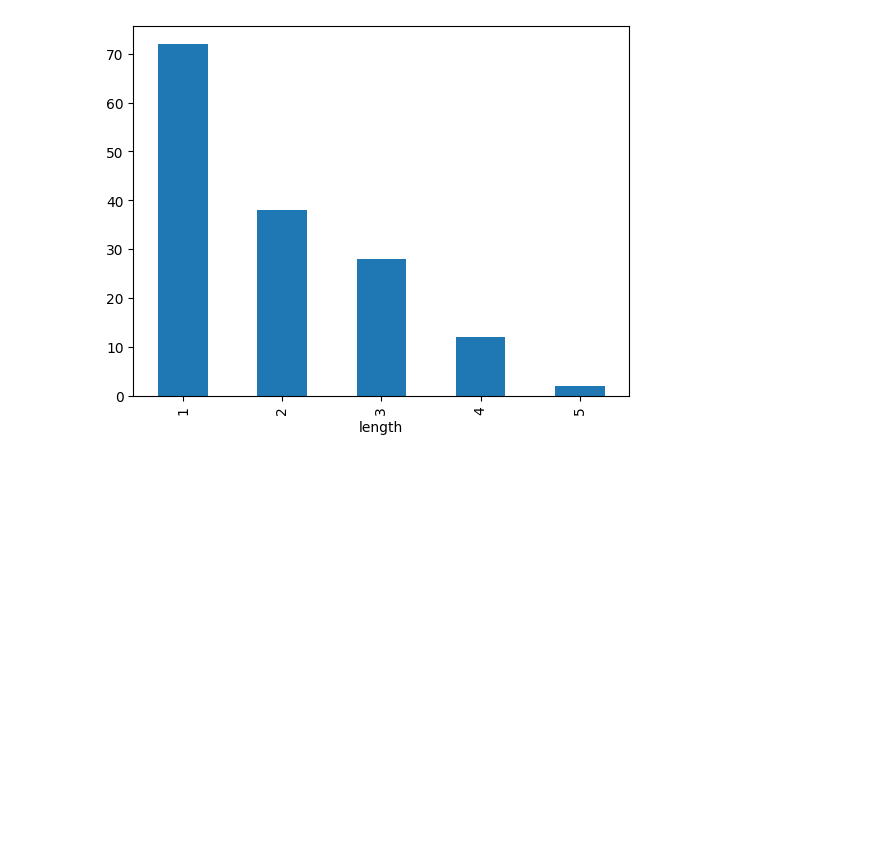
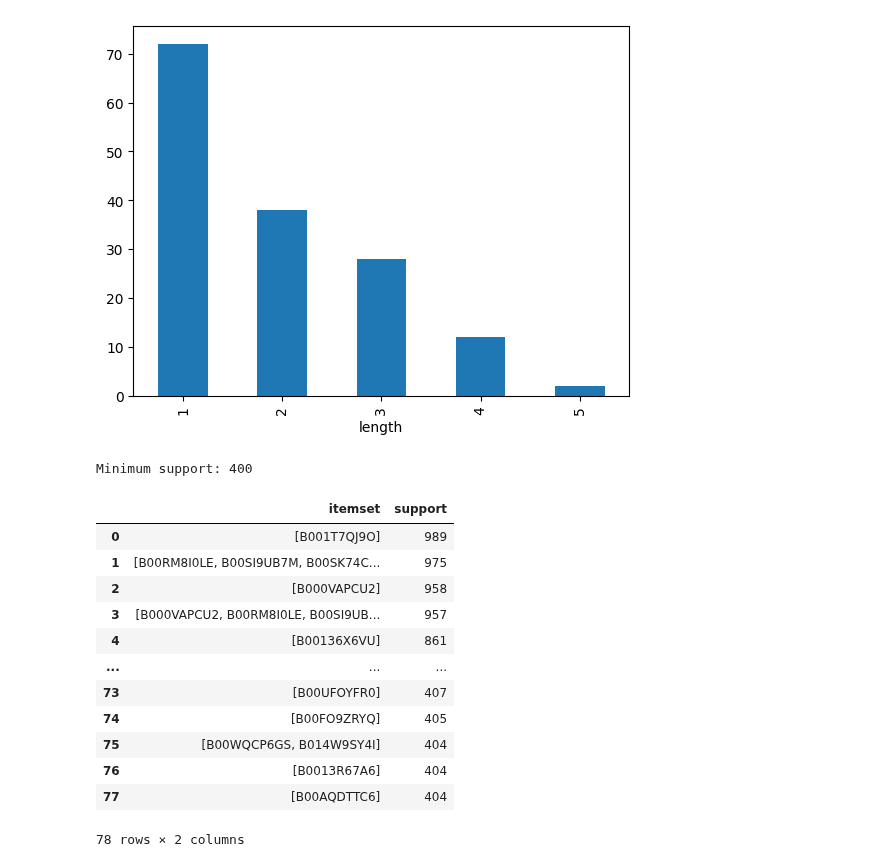
Before and after one commit to ElouanV/amazon_eda, a Jupyter notebook: notebooks/simple_pattern_mining.ipynb, the cells around one changed output. Saved outputs shown, nothing was run; the diff lists cells and outputs as text; code cells hidden in the pictures; blank space fills up the shorter version.

```diff
--- a/notebooks/simple_pattern_mining.ipynb
+++ b/notebooks/simple_pattern_mining.ipynb
@@ -112,0 +119,25 @@ frequent_itemsets['length'].value_counts().plot.bar()
+# %%
+n = len(reviewed_series)
+ratio = 0.002
+min_supp = int(n * ratio)
+
+print(f'Minimum support: {min_supp}')
+lcm = LCM(min_supp=min_supp)
+
+closed_pattern = lcm.fit_transform(reviewed_series)
+closed_pattern
+# %% [output]
+Minimum support: 400
+|  | itemset | support |
+| 0 | [B001T7QJ9O] | 989 |
+| 1 | [B00RM8I0LE, B00SI9UB7M, B00SK74C... | 975 |
+| 2 | [B000VAPCU2] | 958 |
+| 3 | [B000VAPCU2, B00RM8I0LE, B00SI9UB... | 957 |
+| 4 | [B00136X6VU] | 861 |
+| ... | ... | ... |
+| 73 | [B00UFOYFR0] | 407 |
+| 74 | [B00FO9ZRYQ] | 405 |
+| 75 | [B00WQCP6GS, B014W9SY4I] | 404 |
+| 76 | [B0013R67A6] | 404 |
+| 77 | [B00AQDTTC6] | 404 |
+78 rows × 2 columns
```
Also changed, not shown: parts of 10 cells of this notebook.
